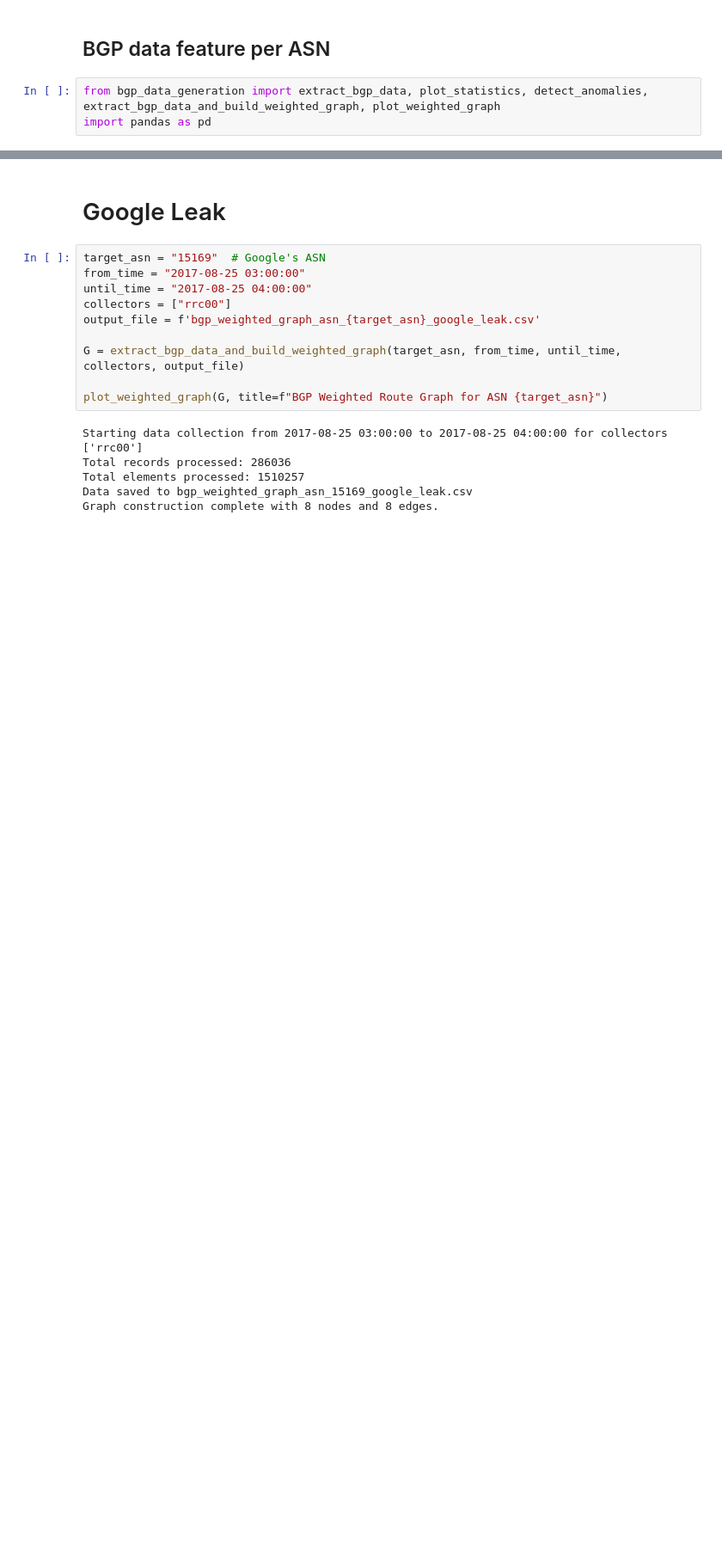
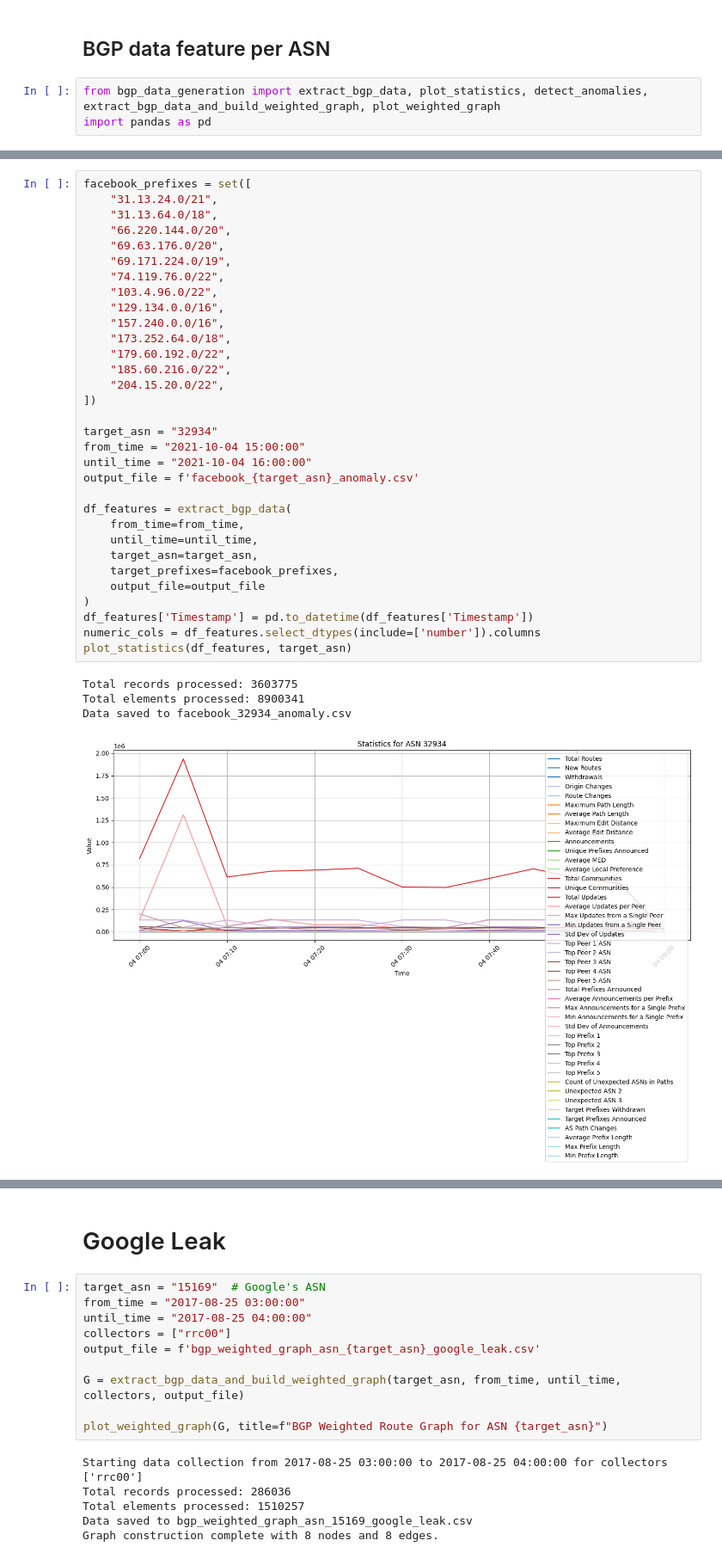
Before and after one commit to hyonbokan/BGP_data_analysis, a Jupyter notebook: bgp_data_analysis_feature_extraction.ipynb, the cells around one changed output, grey strips where cells are left out. Shown at 86% size. Cells and saved outputs as stored; diff of their text form; blank space fills up the shorter version.

```diff
--- a/bgp_data_analysis_feature_extraction.ipynb
+++ b/bgp_data_analysis_feature_extraction.ipynb
@@ -5,0 +8,37 @@ import pandas as pd
+# %%
+facebook_prefixes = set([
+    "31.13.24.0/21",
+    "31.13.64.0/18",
+    "66.220.144.0/20",
+    "69.63.176.0/20",
+    "69.171.224.0/19",
+    "74.119.76.0/22",
+    "103.4.96.0/22",
+    "129.134.0.0/16",
+    "157.240.0.0/16",
+    "173.252.64.0/18",
+    "179.60.192.0/22",
+    "185.60.216.0/22",
+    "204.15.20.0/22",
+])
+
+target_asn = "32934"
+from_time = "2021-10-04 15:00:00"
+until_time = "2021-10-04 16:00:00"
+output_file = f'facebook_{target_asn}_anomaly.csv'
+
+df_features = extract_bgp_data(
+    from_time=from_time,
+    until_time=until_time,
+    target_asn=target_asn,
+    target_prefixes=facebook_prefixes,
+    output_file=output_file
+)
+df_features['Timestamp'] = pd.to_datetime(df_features['Timestamp'])
+numeric_cols = df_features.select_dtypes(include=['number']).columns
+plot_statistics(df_features, target_asn)
+# %% [output]
+Total records processed: 3603775
+Total elements processed: 8900341
+Data saved to facebook_32934_anomaly.csv
+[figure, added]
```
Also changed, not shown: parts of 3 cells of this notebook, 2 other files.
